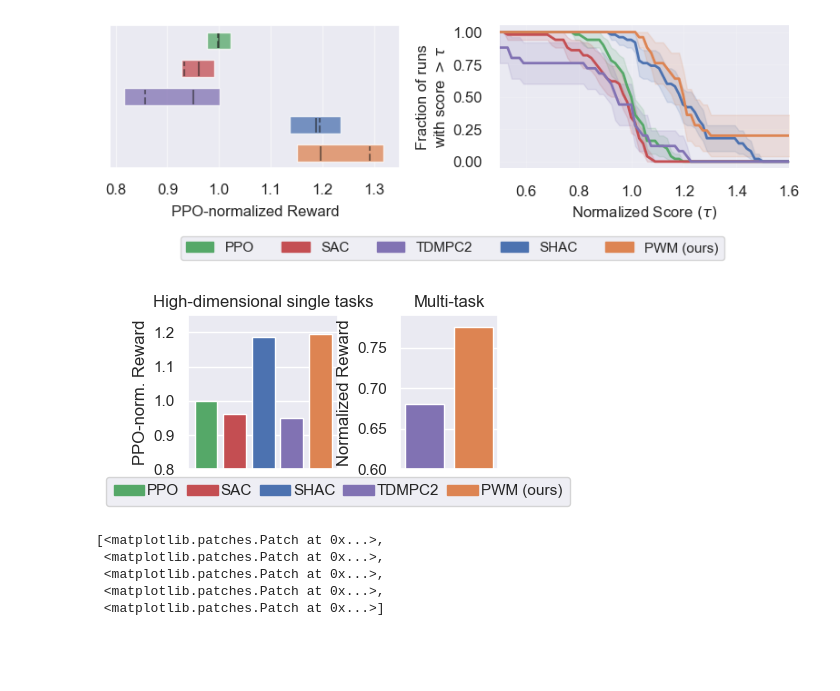
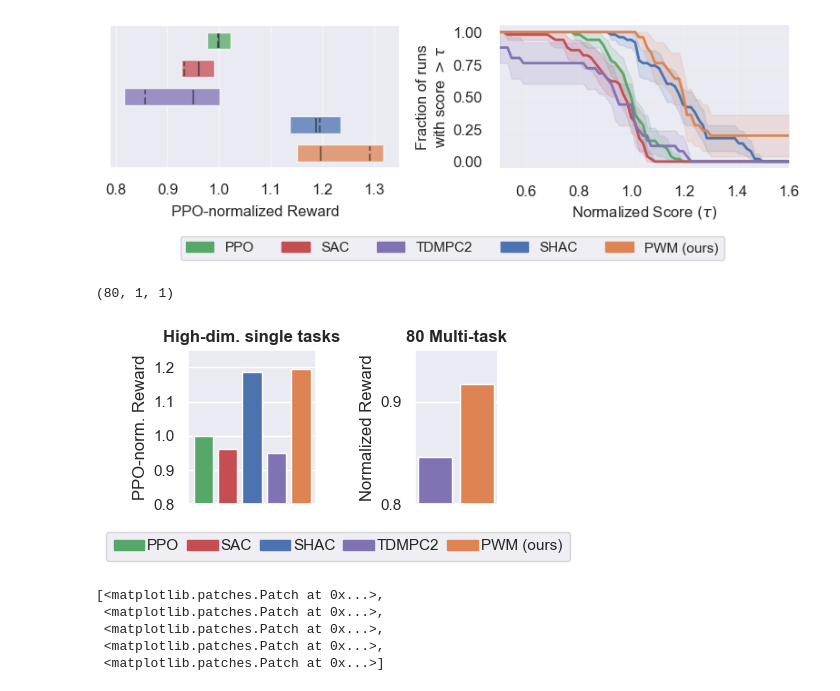
Before and after one commit to imgeorgiev/FoRL-WM, a Jupyter notebook: results/results.ipynb, the cells around one changed output. Cells and saved outputs as stored; diff of their text form; code cells hidden in the pictures; blank space fills up the shorter version.

Commit message:
final results for paper and notebook update

```diff
--- a/results/results.ipynb
+++ b/results/results.ipynb
@@ -306,9 +306,13 @@ fig.legend(handles=fancy_legend, loc='center', bbox_to_anchor=(0.5, -0.05), fanc
 plt.savefig("../figures/dflex_results_agg.pdf", bbox_inches="tight", pad_inches=0)
 # %% [output]
 [figure]
+# %%
+pwm_scores[...,None, None].shape
+# %% [output]
+(80, 1, 1)
 # %%
 #teaser figure
-f, ax = plt.subplot_mosaic("000.11", figsize=(4,2))
+f, ax = plt.subplot_mosaic("000..11", figsize=(4,2))
 ax1, ax2 = ax['0'], ax['1']
 i = 0
 for alg, rew in iqm_scores.items():
@@ -318,47 +322,59 @@ for alg, rew in iqm_scores.items():
 ax1.set_ylim((0.8, 1.25))
 ax1.set_ylabel("PPO-norm. Reward")
 ax1.set_xticks([])
-ax1.set_title("High-dimensional single tasks")
+ax1.set_title("High-dim. single tasks", fontweight="bold")
 
 # Load data and process into metrics
-pwm_data = pd.read_csv("data/fowm_mt30_h3_results.csv")
-tdmpc_data = pd.read_csv("data/tdmpc2_mt30_scores.csv")
+pwm_data = pd.read_csv("data/mt80_results.csv")
+tdmpc_data = pd.read_csv("data/tdmpc2_mt80_scores.csv")
+
+
+tdmpc_data = pd.read_csv("data/tdmpc2_mt80_scores.csv")
+tdmpc_data = tdmpc_data.sort_values(by="task")
 seeds = tdmpc_data.seed.max()+1
-tdmpc_scores = tdmpc_data.episode_reward.values.reshape((-1, seeds, 1))
+tdmpc_data["score"] = tdmpc_data.episode_reward/norm
+idx = tdmpc_data.task.str.startswith("mw")
+tdmpc_data.loc[idx, "score"] = tdmpc_data[idx].episode_success
+tdmpc_scores = tdmpc_data.score.values.reshape((-1, seeds, 1))
+
+pwm_data = pd.read_csv("data/mt80_results.csv")
+pwm_data = pwm_data.sort_values(by="task")
+pwm_data["score"] = pwm_data.episode_reward/norm
+idx = pwm_data.task.str.startswith("mw")
+pwm_data.loc[idx, "score"] = pwm_data[idx].episode_success
+pwm_scores = pwm_data.score.values[..., None, None]
 
 # score dict is {algo: np.array num_exp x seeds x episode_rewards}
 norm = 1000
 score_dict_mt = {
-            "TDMPC2": tdmpc_scores/norm,
-            "PWM": pwm_data.best_reward.values.astype(np.float32)[...,None][...,None]/norm,
-             # "TDMPC2": tdmpc_scores/norm,
-             # "SAC": sac_data.episode_reward.values.astype(np.float32)[..., None][..., None]/norm,
-             # "DreamerV3": dreamerv3_data.episode_reward.values.reshape((-1, 5, 1))/norm,
+            "TDMPC2": tdmpc_scores,
+            "PWM": pwm_scores,
             }
 
 iqm = lambda scores: np.array([metrics.aggregate_iqm(scores[..., frame])
                                for frame in range(scores.shape[-1])])
 
 tau = np.linspace(0.0, 1.0, 100)
 reps = 2000
 iqm_scores_mt, iqm_cis = rly.get_interval_estimates(score_dict_mt, iqm, reps=reps)
 
 i=0
 for alg, rew in iqm_scores_mt.items():
     ax2.bar(i, rew, color=colors[alg])
     i += 1
 
-ax2.set_ylim((0.6, 0.79))
+ax2.set_ylim((0.8, 0.95))
 ax2.set_ylabel("Normalized Reward")
 ax2.set_xticks([])
-ax2.set_title("Multi-task")
+ax2.set_yticks([0.8, 0.9])
+ax2.set_title("80 Multi-task", fontweight="bold")
 
 
-f.legend(handles=fancy_legend, loc='center', bbox_to_anchor=(0.5, -0.0), fancybox=True, shadow=False, ncol=len(fancy_legend), columnspacing=0.5, handletextpad=0.2, borderpad=0.5)
+f.legend(handles=fancy_legend, loc='center', bbox_to_anchor=(0.5, -0.1), fancybox=True, shadow=False, ncol=len(fancy_legend), columnspacing=0.5, handletextpad=0.2, borderpad=0.5)
 plt.tight_layout()
-plt.savefig("../figures/teaser.pdf", bbox_inches="tight")
+plt.savefig("../figures/teaser.pdf", bbox_inches="tight", pad_inches=0)
 # %% [output]
-[figure, old version]
+[figure, new version]
 # %%
 fancy_legend
 # %% [output]
```
Also changed, not shown: parts of 2 cells of this notebook, 12 other files.
